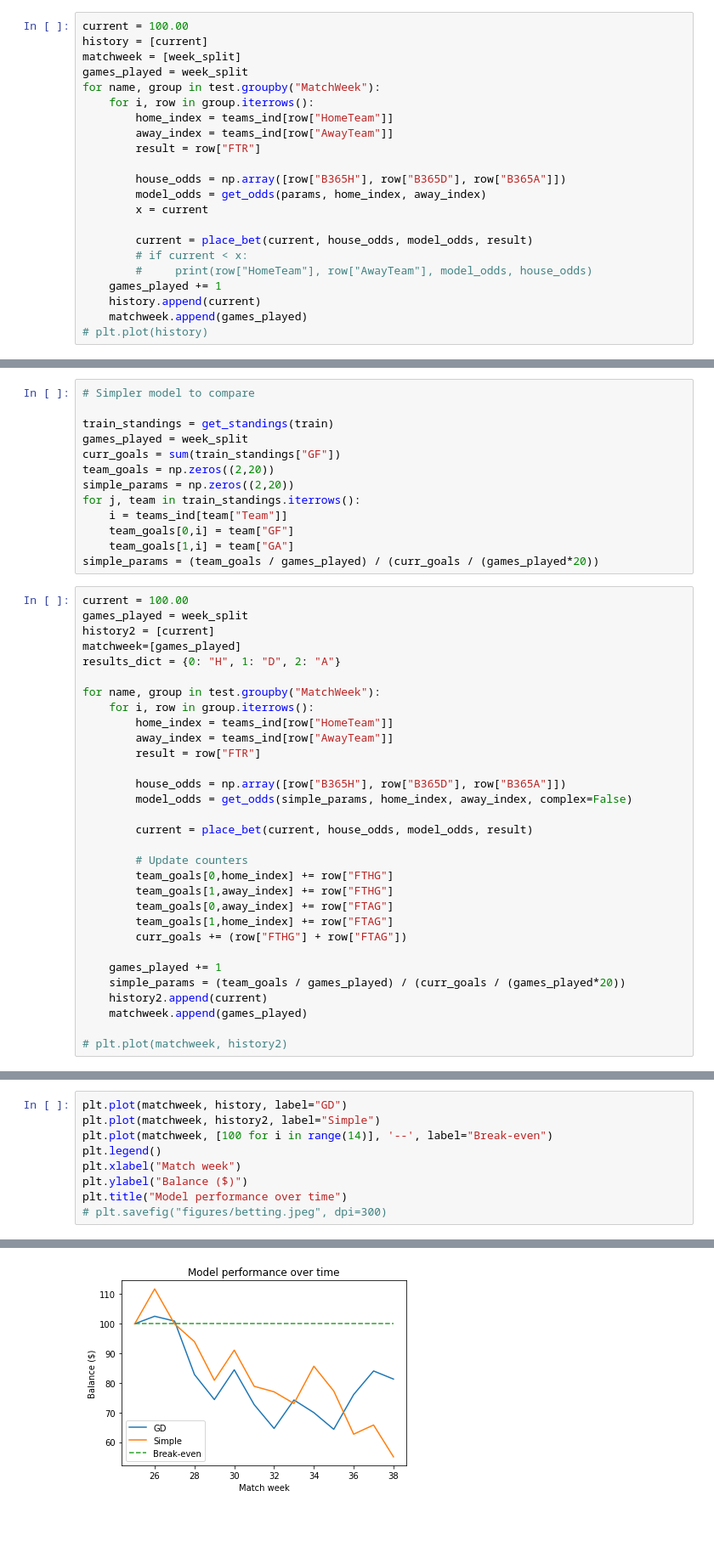
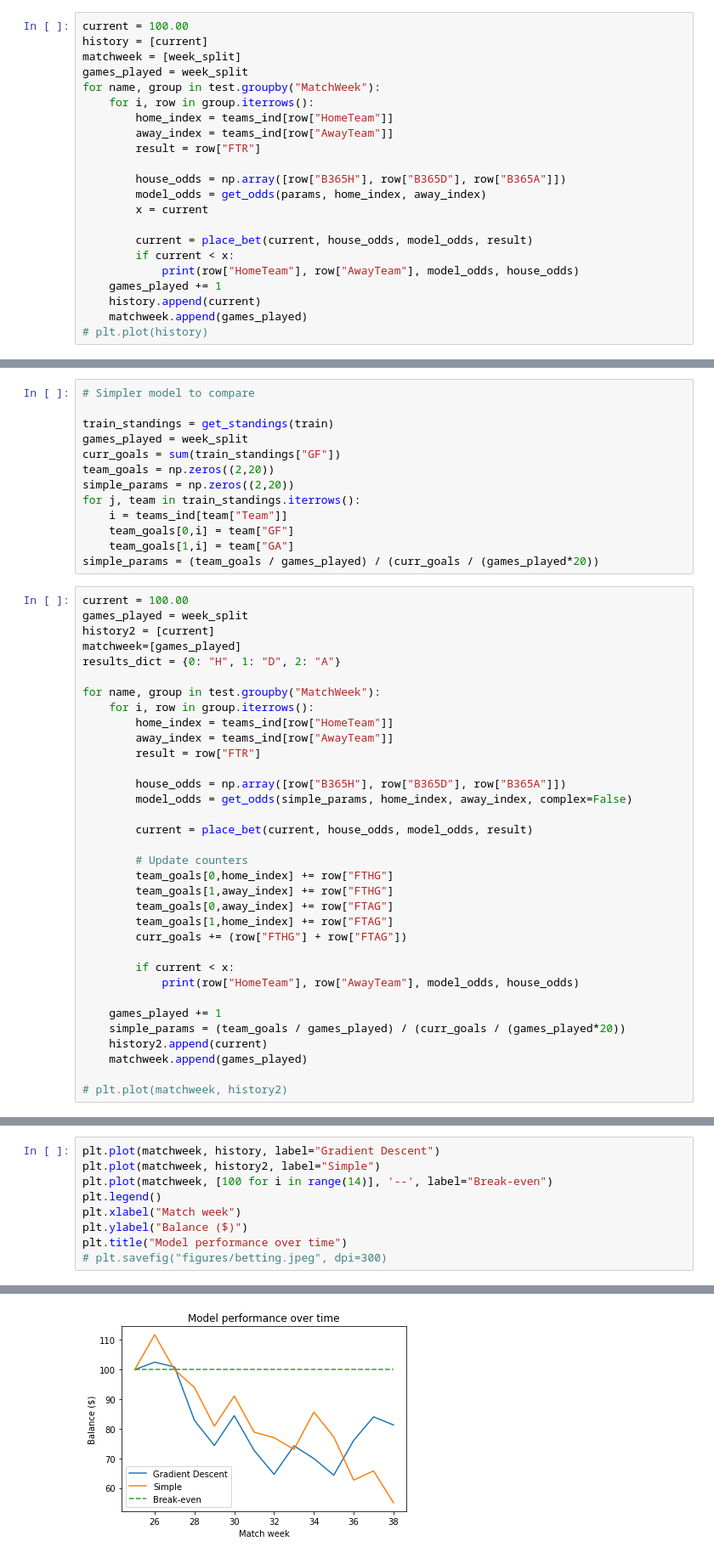
Before and after one commit to lanele73/apm348-project, a Jupyter notebook: betting.ipynb, the cells around one changed output, grey strips where cells are left out. Shown at 85% size. Drawn from its saved outputs; the diff is of its cells as text; blank space fills up the shorter version.

```diff
--- a/betting.ipynb
+++ b/betting.ipynb
@@ -68,8 +70,8 @@ for name, group in test.groupby("MatchWeek"):
         x = current
 
         current = place_bet(current, house_odds, model_odds, result)
-        # if current < x:
-        #     print(row["HomeTeam"], row["AwayTeam"], model_odds, house_odds)
+        if current < x:
+            print(row["HomeTeam"], row["AwayTeam"], model_odds, house_odds)
     games_played += 1
     history.append(current)
     matchweek.append(games_played)
@@ -127,6 +147,9 @@ for name, group in test.groupby("MatchWeek"):
         team_goals[1,home_index] += row["FTAG"]
         curr_goals += (row["FTHG"] + row["FTAG"])
 
+        if current < x:
+            print(row["HomeTeam"], row["AwayTeam"], model_odds, house_odds)
+
     games_played += 1
     simple_params = (team_goals / games_played) / (curr_goals / (games_played*20))
     history2.append(current)
@@ -139,5 +177,5 @@ for name, group in test.groupby("MatchWeek"):
 # %%
-plt.plot(matchweek, history, label="GD")
+plt.plot(matchweek, history, label="Gradient Descent")
 plt.plot(matchweek, history2, label="Simple")
 plt.plot(matchweek, [100 for i in range(14)], '--', label="Break-even")
 plt.legend()
@@ -150 +187 @@ Text(0.5, 1.0, 'Model performance over time')
-[figure, old version]
+[figure, new version]
```
Also changed, not shown: parts of 6 cells of this notebook, 1 other file.
